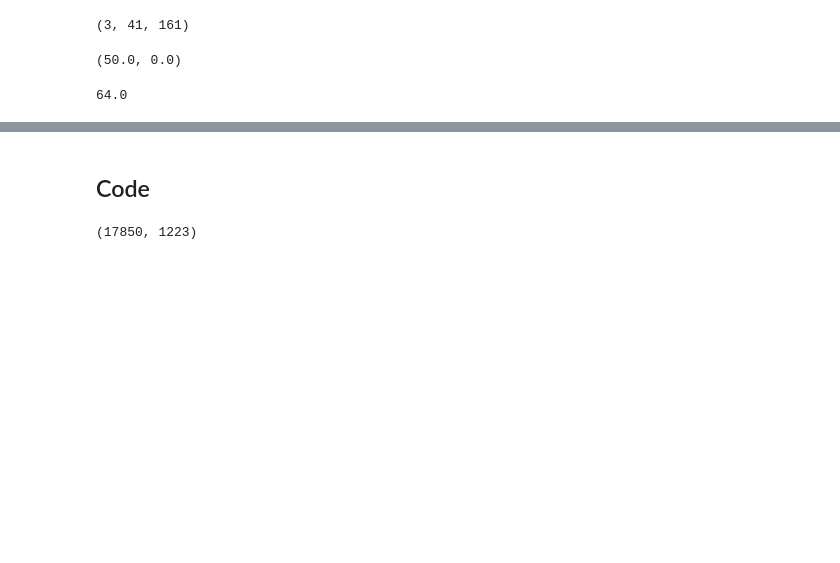
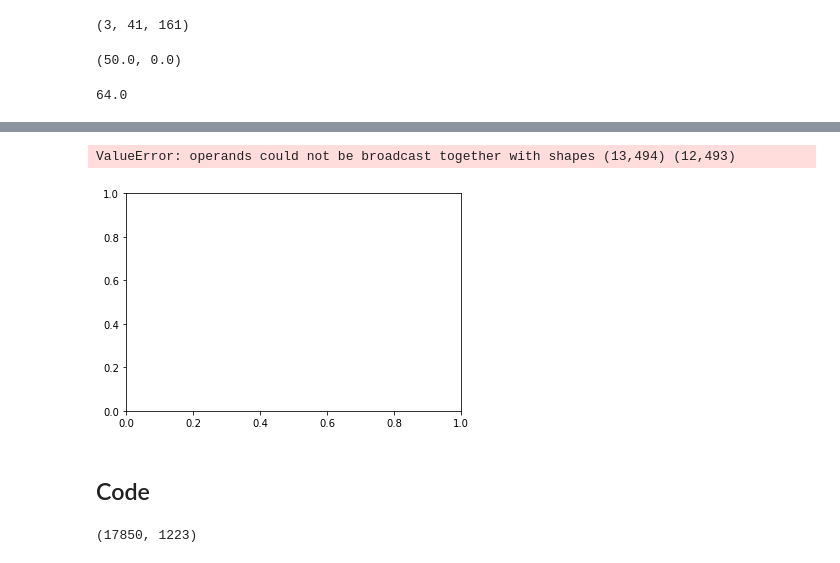
Before and after one commit to Lyd202002427/CRED-model, a Jupyter notebook: CRED model Lydia.ipynb, the cells around one changed output, grey strips where cells are left out. Cells and saved outputs as stored; diff of their text form; code cells hidden in the pictures; blank space fills up the shorter version.

```diff
--- a/CRED model Lydia.ipynb
+++ b/CRED model Lydia.ipynb
@@ -142,3 +166,13 @@ plt.plot(outfile="stft.png")
+# %%
+f, t, Zxx = signal.stft(s, fs=100,nperseg=25)
+plt.pcolor(t, f, np.abs(Zxx[1,:,:]), shading='gouraud')
+plt.title('STFT Magnitude')
+plt.ylabel('Frequency [Hz]')
+plt.xlabel('Time [sec]')
+plt.show()
+# %% [output]
+ValueError: operands could not be broadcast together with shapes (13,494) (12,493)
+[figure, added]
 # %% [markdown]
 ## Code
 # %%
```
Also changed, not shown: parts of 17 cells of this notebook.
